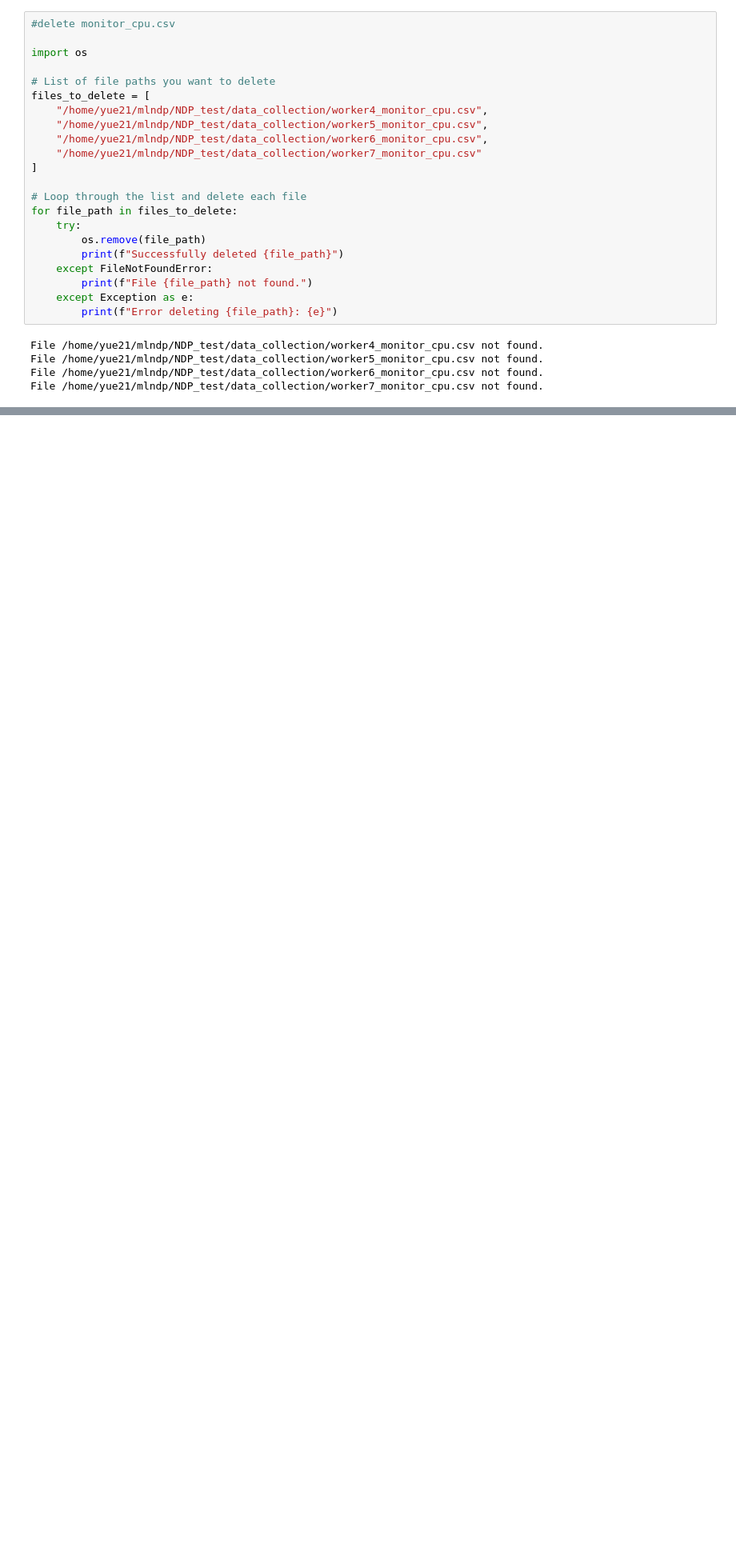
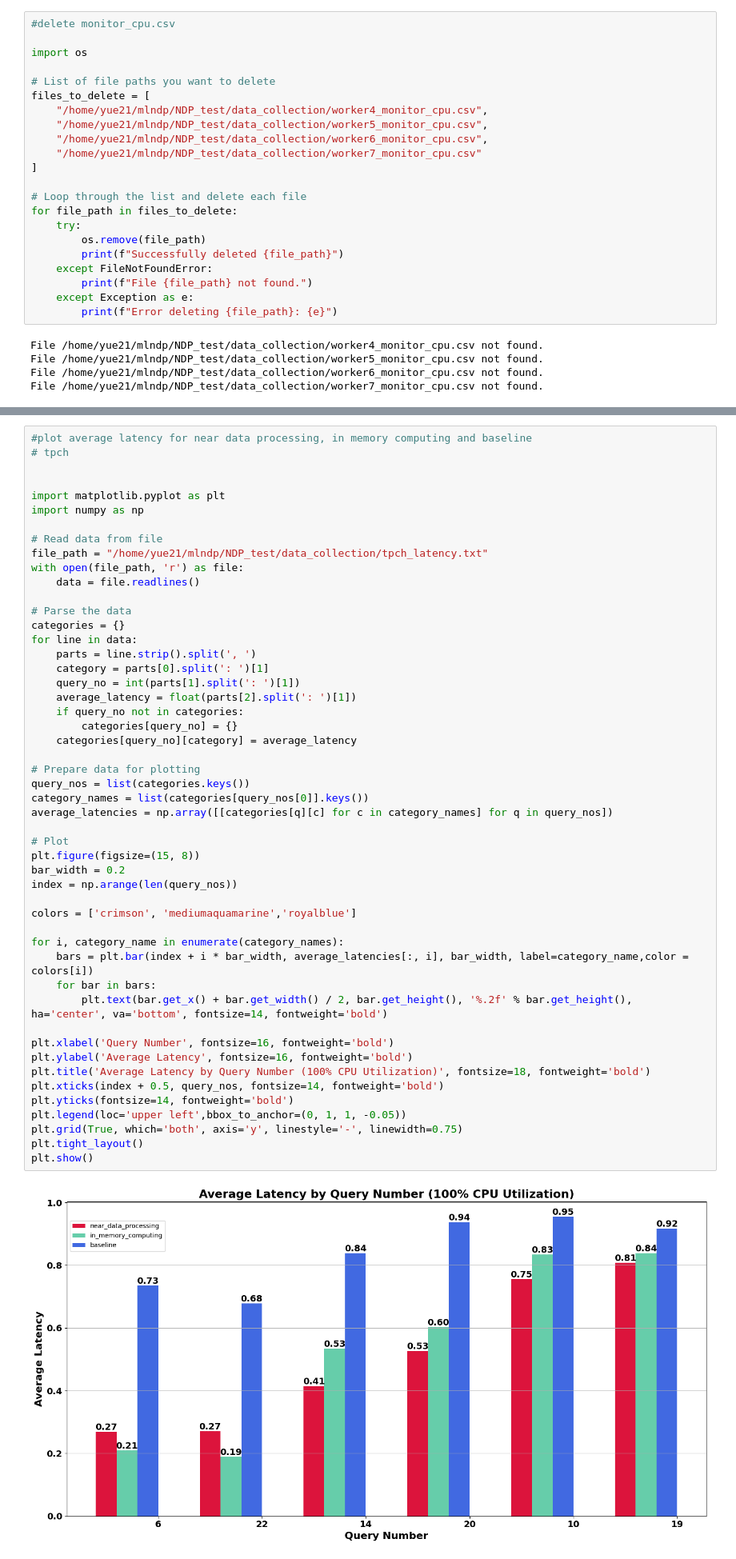
Before and after one commit to shou123/mlndp, a Jupyter notebook: NDP_test/data_collection/plot.ipynb, the cells around one changed output, grey strips where cells are left out. Shown at 80% size. Drawn from its saved outputs; the diff is of its cells as text; blank space fills up the shorter version.

```diff
--- a/NDP_test/data_collection/plot.ipynb
+++ b/NDP_test/data_collection/plot.ipynb
@@ -207,0 +136,52 @@ File /home/yue21/mlndp/NDP_test/data_collection/worker7_monitor_cpu.csv not foun
+# %%
+#plot average latency for near data processing, in memory computing and baseline
+# tpch
+
+
+import matplotlib.pyplot as plt
+import numpy as np
+
+# Read data from file
+file_path = "/home/yue21/mlndp/NDP_test/data_collection/tpch_latency.txt"
+with open(file_path, 'r') as file:
+    data = file.readlines()
+
+# Parse the data
+categories = {}
+for line in data:
+    parts = line.strip().split(', ')
+    category = parts[0].split(': ')[1]
+    query_no = int(parts[1].split(': ')[1])
+    average_latency = float(parts[2].split(': ')[1])
+    if query_no not in categories:
+        categories[query_no] = {}
+    categories[query_no][category] = average_latency
+
+# Prepare data for plotting
+query_nos = list(categories.keys())
+category_names = list(categories[query_nos[0]].keys())
+average_latencies = np.array([[categories[q][c] for c in category_names] for q in query_nos])
+
+# Plot
+plt.figure(figsize=(15, 8))
+bar_width = 0.2
+index = np.arange(len(query_nos))
+
+colors = ['crimson', 'mediumaquamarine','royalblue']
+
+for i, category_name in enumerate(category_names):
+    bars = plt.bar(index + i * bar_width, average_latencies[:, i], bar_width, label=category_name,color = colors[i])
+    for bar in bars:
+        plt.text(bar.get_x() + bar.get_width() / 2, bar.get_height(), '%.2f' % bar.get_height(), ha='center', va='bottom', fontsize=14, fontweight='bold')
+
+plt.xlabel('Query Number', fontsize=16, fontweight='bold')
+plt.ylabel('Average Latency', fontsize=16, fontweight='bold')
+plt.title('Average Latency by Query Number (100% CPU Utilization)', fontsize=18, fontweight='bold')
+plt.xticks(index + 0.5, query_nos, fontsize=14, fontweight='bold')
+plt.yticks(fontsize=14, fontweight='bold')
+plt.legend(loc='upper left',bbox_to_anchor=(0, 1, 1, -0.05))
+plt.grid(True, which='both', axis='y', linestyle='-', linewidth=0.75)
+plt.tight_layout()
+plt.show()
+# %% [output]
+[figure, added]
```
Also changed, not shown: parts of 11 cells of this notebook, 10 other files.
